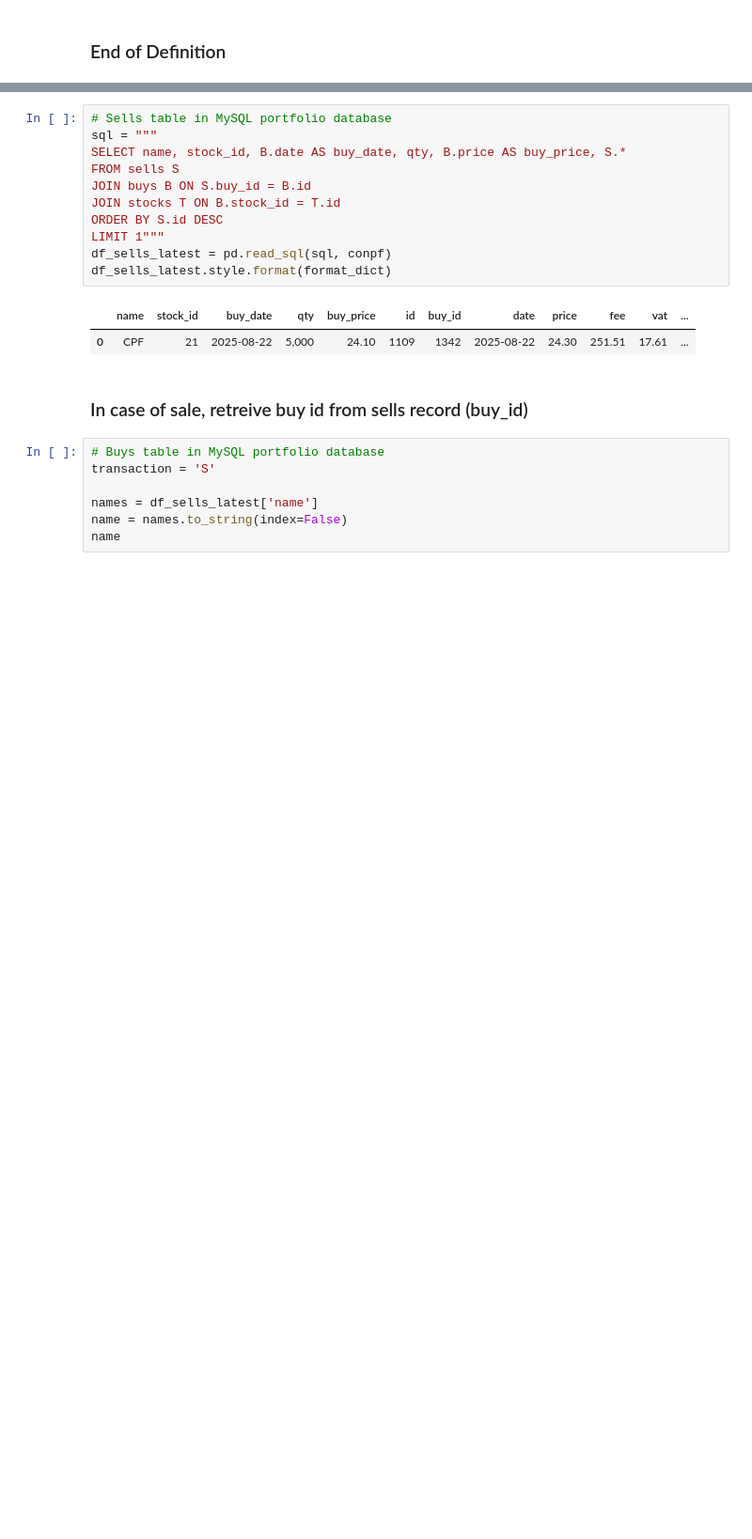
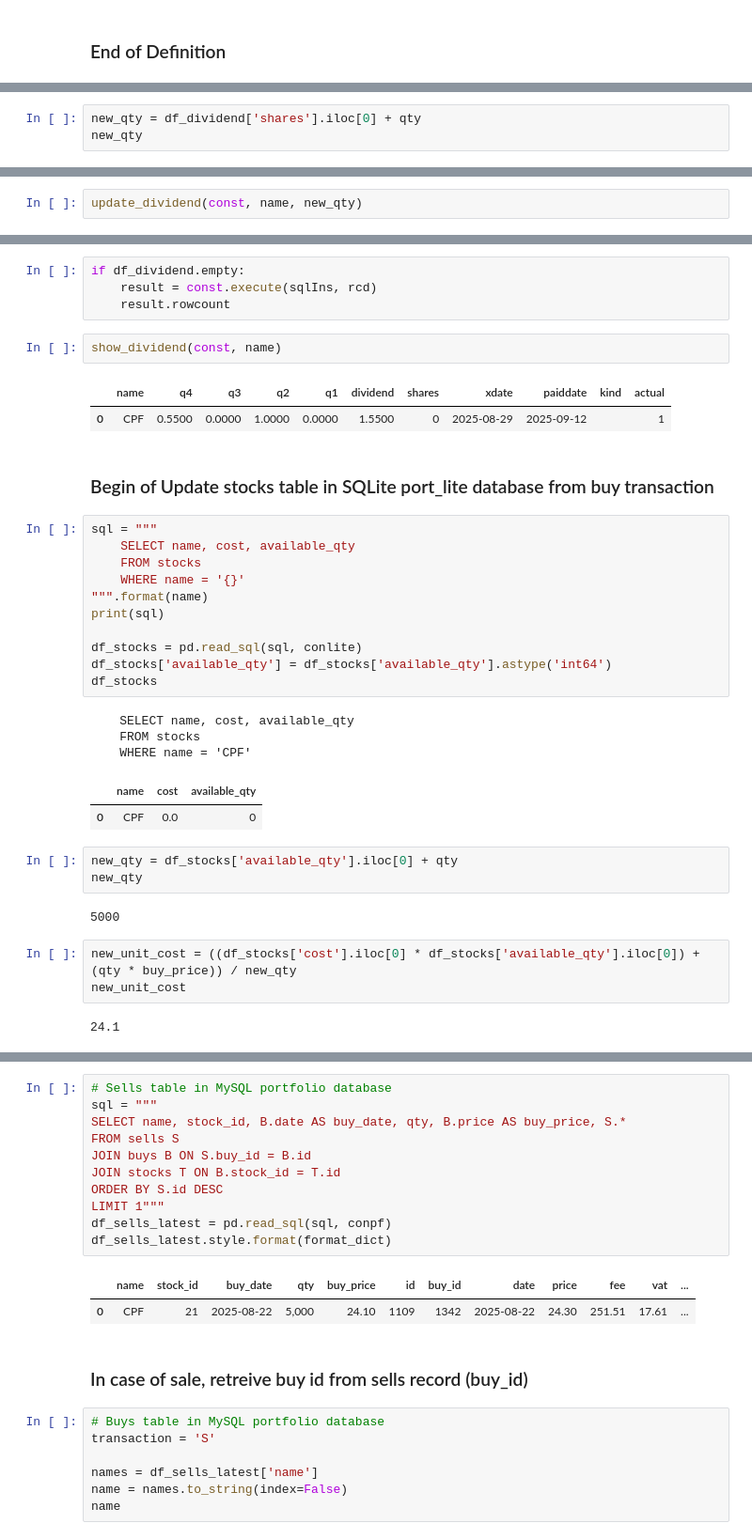
Before and after one commit to santimcs/A5, a Jupyter notebook: Daily/110 - Update Buy and Dividend from Transactions in Portfolio.ipynb, the cells around one changed output, grey strips where cells are left out. Shown at 94% size. Drawn from its saved outputs; the diff is of its cells as text; blank space fills up the shorter version.

```diff
--- a/Daily/110 - Update Buy and Dividend from Transactions in Portfolio.ipynb
+++ b/Daily/110 - Update Buy and Dividend from Transactions in Portfolio.ipynb
@@ -214,0 +322,3 @@ def update_stock(conlite, name, new_qty, new_unit_cost, new_buy_target, new_sell
+# %%
+new_qty = df_dividend['shares'].iloc[0] + qty
+new_qty
@@ -214,0 +331,2 @@ def update_stock(conlite, name, new_qty, new_unit_cost, new_buy_target, new_sell
+# %%
+update_dividend(const, name, new_qty)
@@ -214,0 +362,38 @@ def update_stock(conlite, name, new_qty, new_unit_cost, new_buy_target, new_sell
+# %%
+if df_dividend.empty:
+    result = const.execute(sqlIns, rcd)
+    result.rowcount
+# %%
+show_dividend(const, name)
+# %% [output]
+|  | name | q4 | q3 | q2 | q1 | dividend | shares | xdate | paiddate | kind | actual |
+| 0 | CPF | 0.5500 | 0.0000 | 1.0000 | 0.0000 | 1.5500 | 0 | 2025-08-29 | 2025-09-12 |  | 1 |
+# %% [markdown]
+### Begin of Update stocks table in SQLite port_lite database from buy transaction
+# %%
+sql = """
+    SELECT name, cost, available_qty
+    FROM stocks
+    WHERE name = '{}'
+""".format(name)
+print(sql)
+
+df_stocks = pd.read_sql(sql, conlite)
+df_stocks['available_qty'] = df_stocks['available_qty'].astype('int64')
+df_stocks
+# %% [output]
+    SELECT name, cost, available_qty
+    FROM stocks
+    WHERE name = 'CPF'
+|  | name | cost | available_qty |
+| 0 | CPF | 0.0 | 0 |
+# %%
+new_qty = df_stocks['available_qty'].iloc[0] + qty
+new_qty
+# %% [output]
+5000
+# %%
+new_unit_cost = ((df_stocks['cost'].iloc[0] * df_stocks['available_qty'].iloc[0]) + (qty * buy_price)) / new_qty
+new_unit_cost
+# %% [output]
+24.1
```
Also changed, not shown: parts of 87 cells of this notebook, 26 other files.
